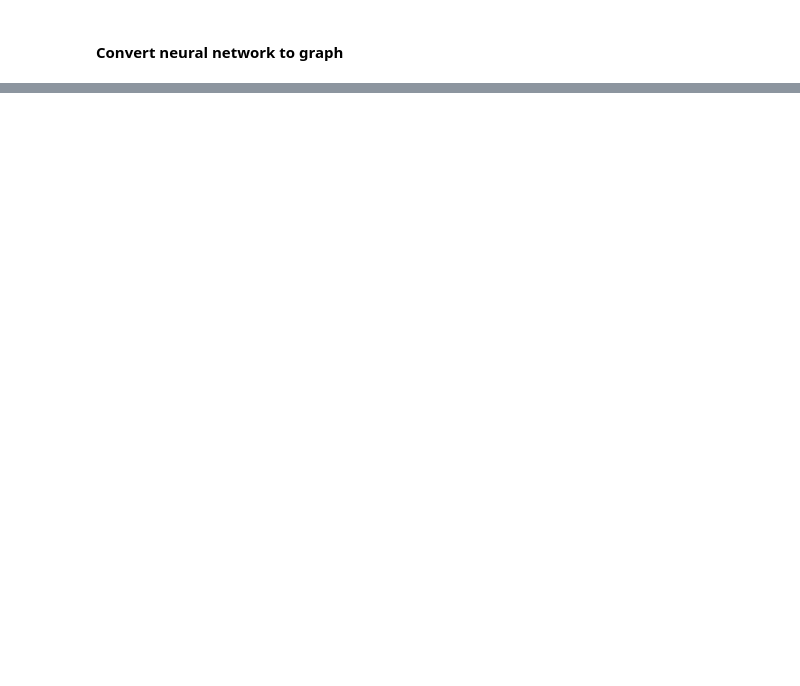
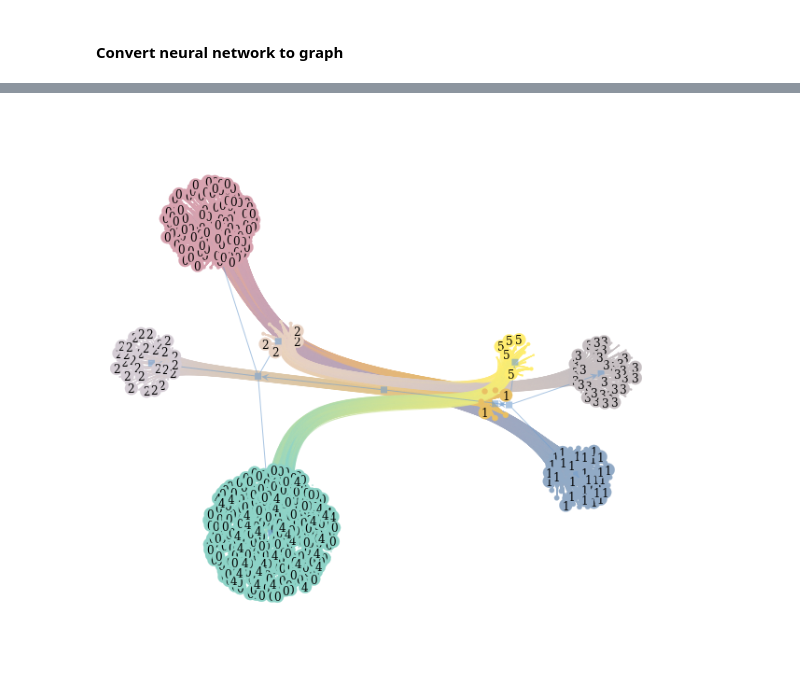
Before and after one commit to bgroenks96/dnn-community-detection, a Jupyter notebook: dnn-graph-analysis-sbm.ipynb, the cells around one changed output, grey strips where cells are left out. Cells and saved outputs as stored; diff of their text form; code cells hidden in the pictures; blank space fills up the shorter version.

```diff
--- a/dnn-graph-analysis-sbm.ipynb
+++ b/dnn-graph-analysis-sbm.ipynb
@@ -59,0 +106,8 @@ plt.scatter(range(g_min.num_vertices()), min_state.get_bs()[0])
+# %%
+sbm_0 = fit_sbm(g_xs[0])
+# %%
+sbm_0.draw(vprops={
+    'text': g_xs[0].new_vp('string', vals=[str(l) if i % 2 == 0 else '' for i, l in enumerate(g_xs[0].vp.layer.a)])
+}, layout='sfdp', font_size=6, text_position=np.pi/2)
+# %% [output]
+[figure, added]
```
Also changed, not shown: parts of 27 cells of this notebook, 2 other files.
